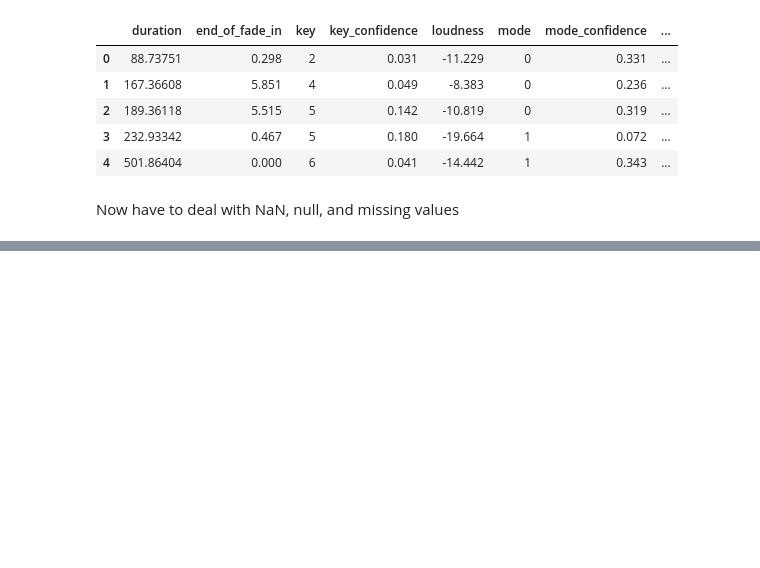
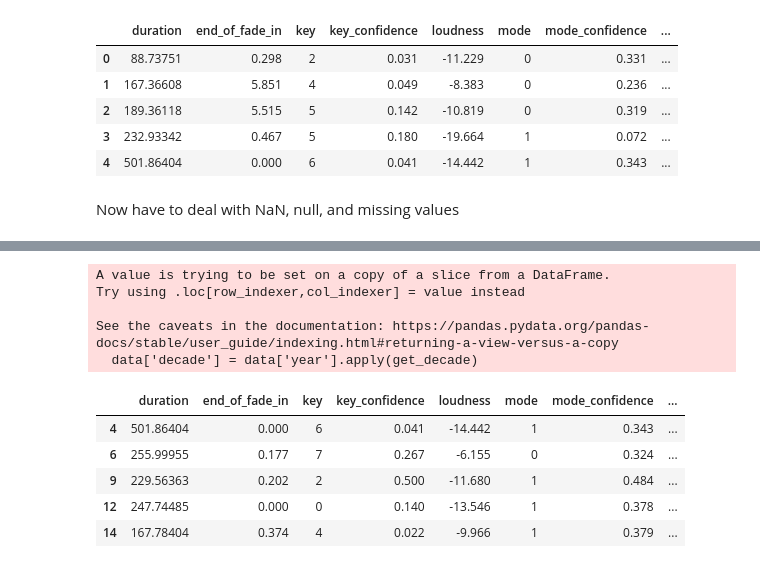
Before and after one commit to seankim658/Million-Song-Data-Analysis, a Jupyter notebook: Million Song Dataset Analysis.ipynb, the cells around one changed output, grey strips where cells are left out. Drawn from its saved outputs; the diff is of its cells as text; code cells hidden in the pictures; blank space fills up the shorter version.

```diff
--- a/Million Song Dataset Analysis.ipynb
+++ b/Million Song Dataset Analysis.ipynb
@@ -644,0 +721,38 @@ Now have to deal with NaN, null, and missing values
+# %%
+def get_decade(year):
+    '''returns decade the song is from
+    '''
+    if year >= 1920 and year < 1930:
+        return 1920
+    elif year >= 1930 and year < 1940:
+        return 1930
+    elif year >= 1940 and year < 1950:
+        return 1940
+    elif year >= 1950 and year < 1960:
+        return 1950
+    elif year >= 1960 and year < 1970:
+        return 1960
+    elif year >= 1970 and year < 1980:
+        return 1970
+    elif year >= 1980 and year < 1990:
+        return 1980
+    elif year >= 1990 and year < 2000:
+        return 1990
+    elif year >= 2000 and year <= 2010:
+        return 2000
+
+# going to predict which decade a song was released in so need to create a new column called decade
+data['decade'] = data['year'].apply(get_decade)
+data.head()
+# %% [output]
+A value is trying to be set on a copy of a slice from a DataFrame.
+Try using .loc[row_indexer,col_indexer] = value instead
+
+See the caveats in the documentation: https://pandas.pydata.org/pandas-docs/stable/user_guide/indexing.html#returning-a-view-versus-a-copy
+  data['decade'] = data['year'].apply(get_decade)
+|  | duration | end_of_fade_in | key | key_confidence | loudness | mode | mode_confidence | ... |
+| 4 | 501.86404 | 0.000 | 6 | 0.041 | -14.442 | 1 | 0.343 | ... |
+| 6 | 255.99955 | 0.177 | 7 | 0.267 | -6.155 | 0 | 0.324 | ... |
+| 9 | 229.56363 | 0.202 | 2 | 0.500 | -11.680 | 1 | 0.484 | ... |
+| 12 | 247.74485 | 0.000 | 0 | 0.140 | -13.546 | 1 | 0.378 | ... |
+| 14 | 167.78404 | 0.374 | 4 | 0.022 | -9.966 | 1 | 0.379 | ... |
```
Also changed, not shown: parts of 15 cells of this notebook.
